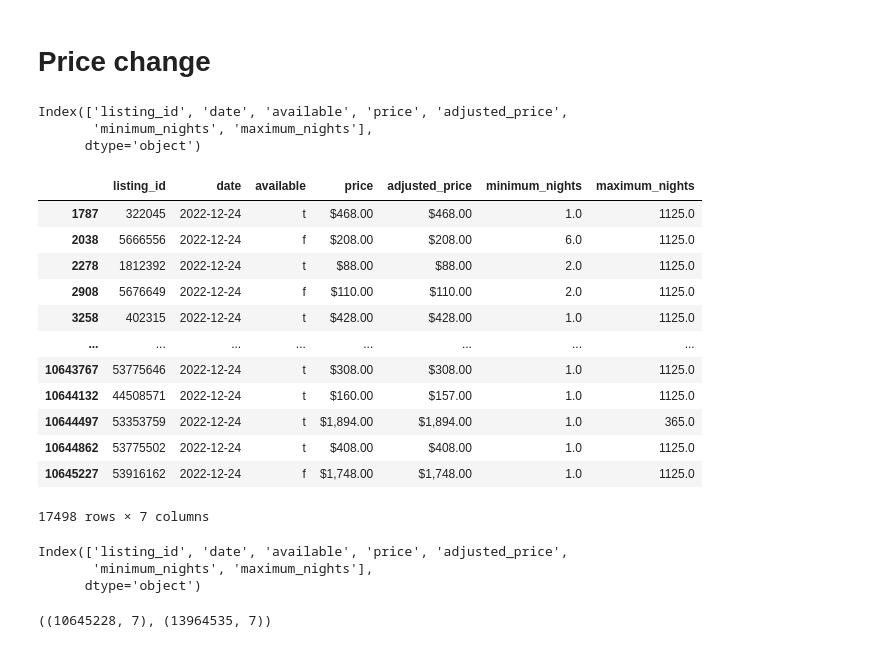
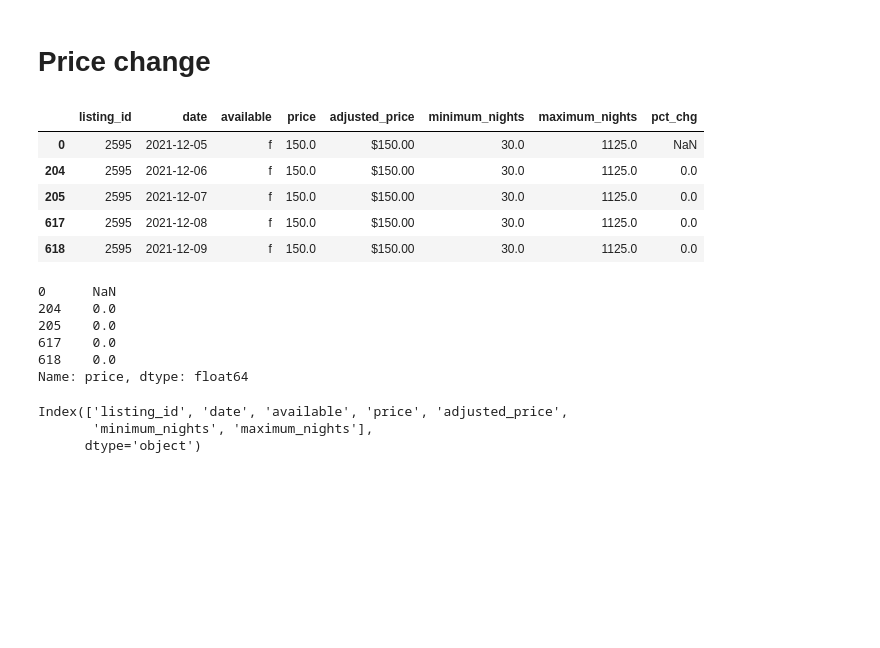
Before and after one commit to anqi-guo/udacity-dsnd-project1, a Jupyter notebook: calendar.ipynb, the cells around one changed output. Cells and saved outputs as stored; diff of their text form; code cells hidden in the pictures; blank space fills up the shorter version.

```diff
--- a/calendar.ipynb
+++ b/calendar.ipynb
@@ -102,37 +102,35 @@ sns.histplot(data=g, x="t", hue='city', kde=True, bins=36);
 [figure]
 # %% [markdown]
 # Price change
+# %%
+from tqdm.notebook import tqdm
+tqdm.pandas()
+
+df_ny['price'] = df_ny['price'].fillna(df_ny.groupby('listing_id')['price'].transform(lambda x: x.ffill()))
+df_ny['price'] = df_ny['price'].progress_apply(lambda x: float(x[1:].replace(',','')))
 # %%
-g = df_ny.groupby('listing_id')
+df_ny['pct_chg'] = df_ny.groupby('listing_id')['price'].pct_change()
+# %%
+df_ny.head()
+# %% [output]
+|  | listing_id | date | available | price | adjusted_price | minimum_nights | maximum_nights | pct_chg |
+| 0 | 2595 | 2021-12-05 | f | 150.0 | $150.00 | 30.0 | 1125.0 | NaN |
+| 204 | 2595 | 2021-12-06 | f | 150.0 | $150.00 | 30.0 | 1125.0 | 0.0 |
+| 205 | 2595 | 2021-12-07 | f | 150.0 | $150.00 | 30.0 | 1125.0 | 0.0 |
+| 617 | 2595 | 2021-12-08 | f | 150.0 | $150.00 | 30.0 | 1125.0 | 0.0 |
+| 618 | 2595 | 2021-12-09 | f | 150.0 | $150.00 | 30.0 | 1125.0 | 0.0 |
+# %%
+g_ny.head()
+# %% [output]
+0      NaN
+204    0.0
+205    0.0
+617    0.0
+618    0.0
+Name: price, dtype: float64
 # %%
 df_sh.columns
 # %% [output]
 Index(['listing_id', 'date', 'available', 'price', 'adjusted_price',
        'minimum_nights', 'maximum_nights'],
       dtype='object')
-# %%
-df_sh[df_sh['date']==df_sh['date'].max()]
-# %% [output]
-|  | listing_id | date | available | price | adjusted_price | minimum_nights | maximum_nights |
-| 1787 | 322045 | 2022-12-24 | t | $468.00 | $468.00 | 1.0 | 1125.0 |
-| 2038 | 5666556 | 2022-12-24 | f | $208.00 | $208.00 | 6.0 | 1125.0 |
-| 2278 | 1812392 | 2022-12-24 | t | $88.00 | $88.00 | 2.0 | 1125.0 |
-| 2908 | 5676649 | 2022-12-24 | f | $110.00 | $110.00 | 2.0 | 1125.0 |
-| 3258 | 402315 | 2022-12-24 | t | $428.00 | $428.00 | 1.0 | 1125.0 |
-| ... | ... | ... | ... | ... | ... | ... | ... |
-| 10643767 | 53775646 | 2022-12-24 | t | $308.00 | $308.00 | 1.0 | 1125.0 |
-| 10644132 | 44508571 | 2022-12-24 | t | $160.00 | $157.00 | 1.0 | 1125.0 |
-| 10644497 | 53353759 | 2022-12-24 | t | $1,894.00 | $1,894.00 | 1.0 | 365.0 |
-| 10644862 | 53775502 | 2022-12-24 | t | $408.00 | $408.00 | 1.0 | 1125.0 |
-| 10645227 | 53916162 | 2022-12-24 | f | $1,748.00 | $1,748.00 | 1.0 | 1125.0 |
-17498 rows × 7 columns
-# %%
-df_ny.columns
-# %% [output]
-Index(['listing_id', 'date', 'available', 'price', 'adjusted_price',
-       'minimum_nights', 'maximum_nights'],
-      dtype='object')
-# %%
-df_sh.shape, df_ny.shape
-# %% [output]
-((10645228, 7), (13964535, 7))
```
Also changed, not shown: parts of 7 cells of this notebook.
